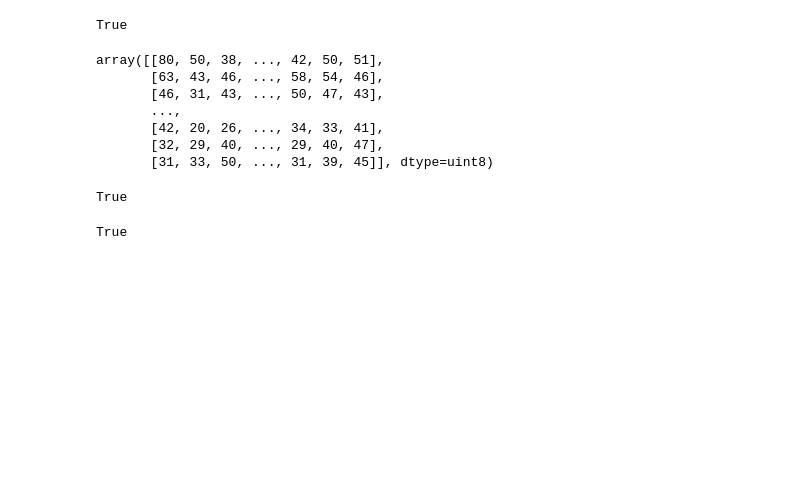
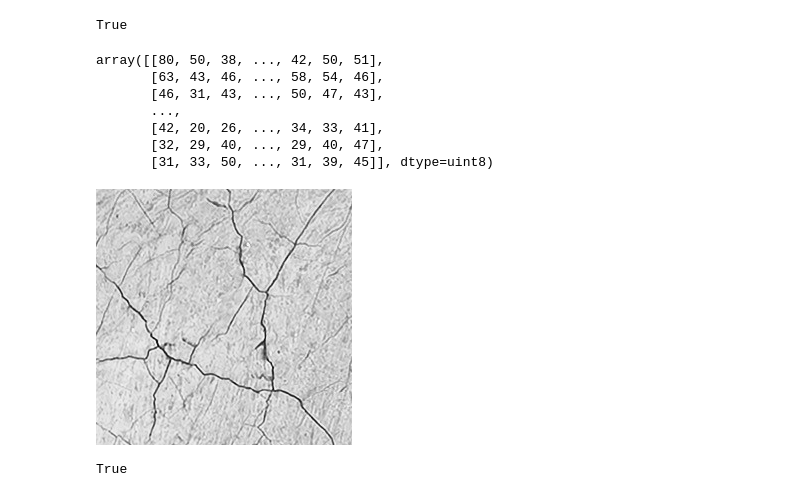
Before and after one commit to seoho926/art-forgery-craquelure, a Jupyter notebook: notebooks/EDA.ipynb, the cells around one changed output. Drawn from its saved outputs; the diff is of its cells as text; code cells hidden in the pictures; blank space fills up the shorter version.

```diff
--- a/notebooks/EDA.ipynb
+++ b/notebooks/EDA.ipynb
@@ -37,5 +38,5 @@ array([[80, 50, 38, ..., 42, 50, 51],
 # %%
 image2 = cv2.imread('../sample_cracks_eda/Screen Shot 2020-01-09 at 1.02.27 PM.png', 0)
 cv2.imwrite('result2.jpg', image2)
+cv2.imshow('result2.jpg', image2)
+cv2.waitKey(0)
-# %% [output]
-True
@@ -42,3 +45,7 @@ True
+# %%
+load_img('../sample_cracks_eda/Screen Shot 2020-01-09 at 1.02.27 PM.png', grayscale=True)
+# %% [output]
+[figure, added]
 # %%
 image3 = cv2.imread('../data/Cracks/train/Dutch/Dutch3.png', 0)
 cv2.imwrite('Dutch3_grayscale.jpg', image3)
```
Also changed, not shown: parts of 2 cells of this notebook, 7 other files.
